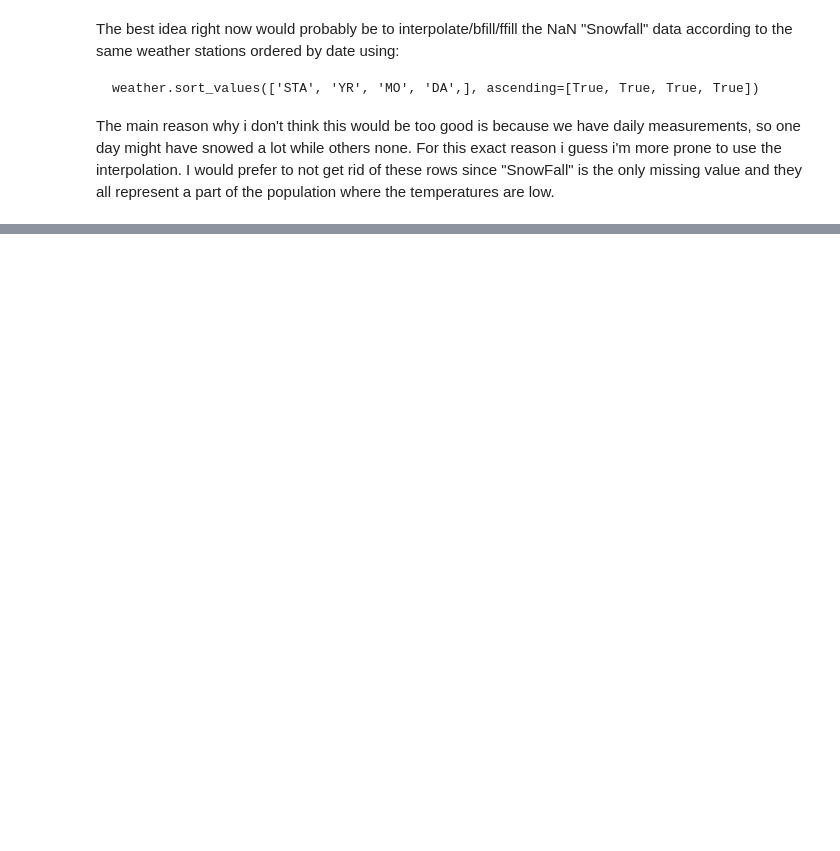
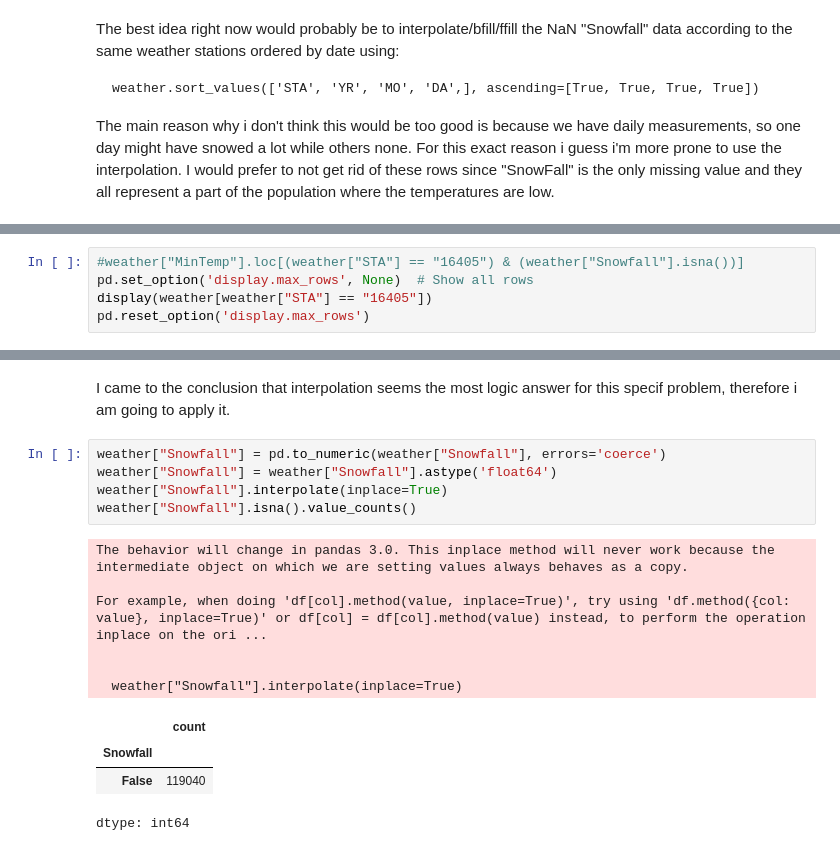
Before and after one commit to SamuelMagnano/Kaggle_Weather_prediction, a Jupyter notebook: Weather_Prediction.ipynb, the cells around one changed output, grey strips where cells are left out. Saved outputs shown, nothing was run; the diff lists cells and outputs as text; blank space fills up the shorter version.

```diff
--- a/Weather_Prediction.ipynb
+++ b/Weather_Prediction.ipynb
@@ -226,0 +242,5 @@ The main reason why i don't think this would be too good is because we have dail
+# %%
+#weather["MinTemp"].loc[(weather["STA"] == "16405") & (weather["Snowfall"].isna())]
+pd.set_option('display.max_rows', None)  # Show all rows
+display(weather[weather["STA"] == "16405"])
+pd.reset_option('display.max_rows')
@@ -226,0 +265,18 @@ The main reason why i don't think this would be too good is because we have dail
+# %% [markdown]
+I came to the conclusion that interpolation seems the most logic answer for this specif problem, therefore i am going to apply it.
+# %%
+weather["Snowfall"] = pd.to_numeric(weather["Snowfall"], errors='coerce')
+weather["Snowfall"] = weather["Snowfall"].astype('float64')
+weather["Snowfall"].interpolate(inplace=True)
+weather["Snowfall"].isna().value_counts()
+# %% [output]
+The behavior will change in pandas 3.0. This inplace method will never work because the intermediate object on which we are setting values always behaves as a copy.
+
+For example, when doing 'df[col].method(value, inplace=True)', try using 'df.method({col: value}, inplace=True)' or df[col] = df[col].method(value) instead, to perform the operation inplace on the ori ...
+
+
+  weather["Snowfall"].interpolate(inplace=True)
+|  | count |
+| Snowfall |  |
+| False | 119040 |
+dtype: int64
```
Also changed, not shown: parts of 11 cells of this notebook.
